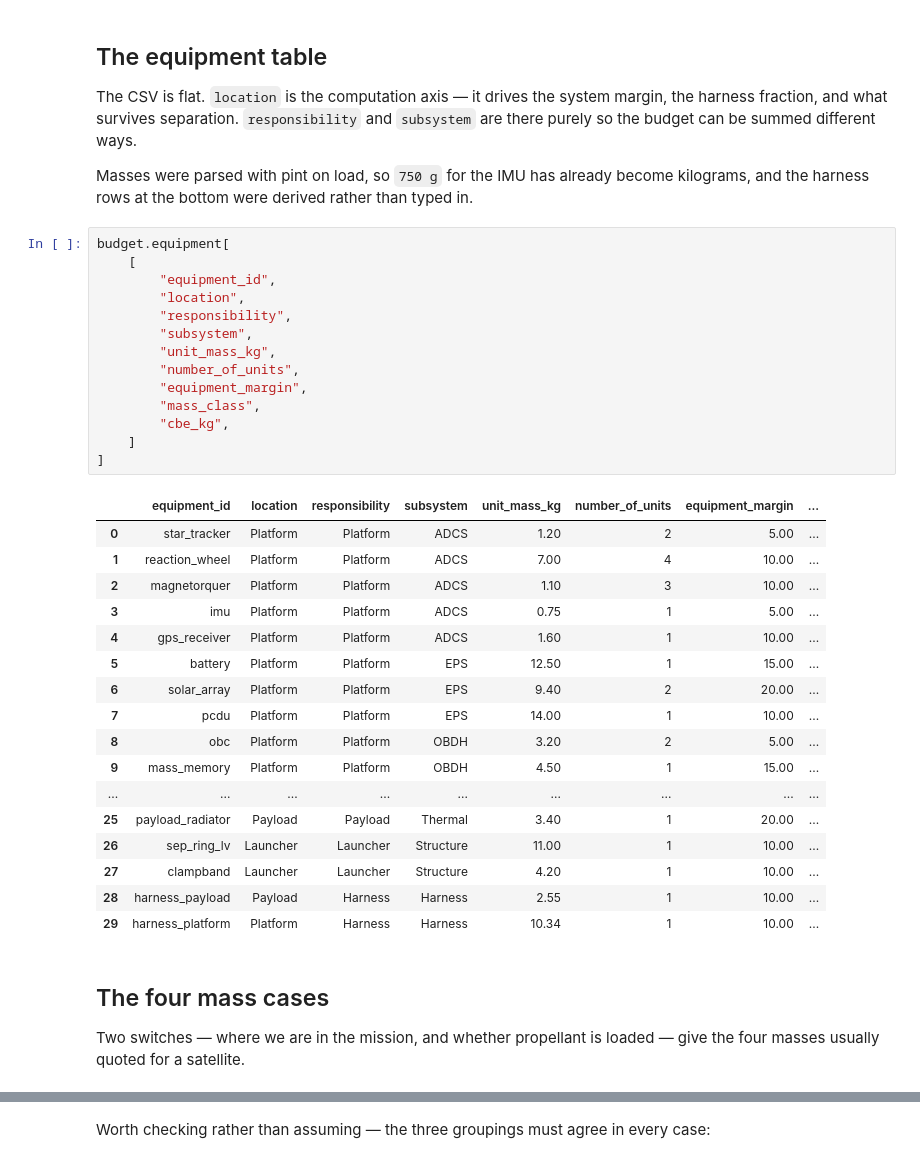
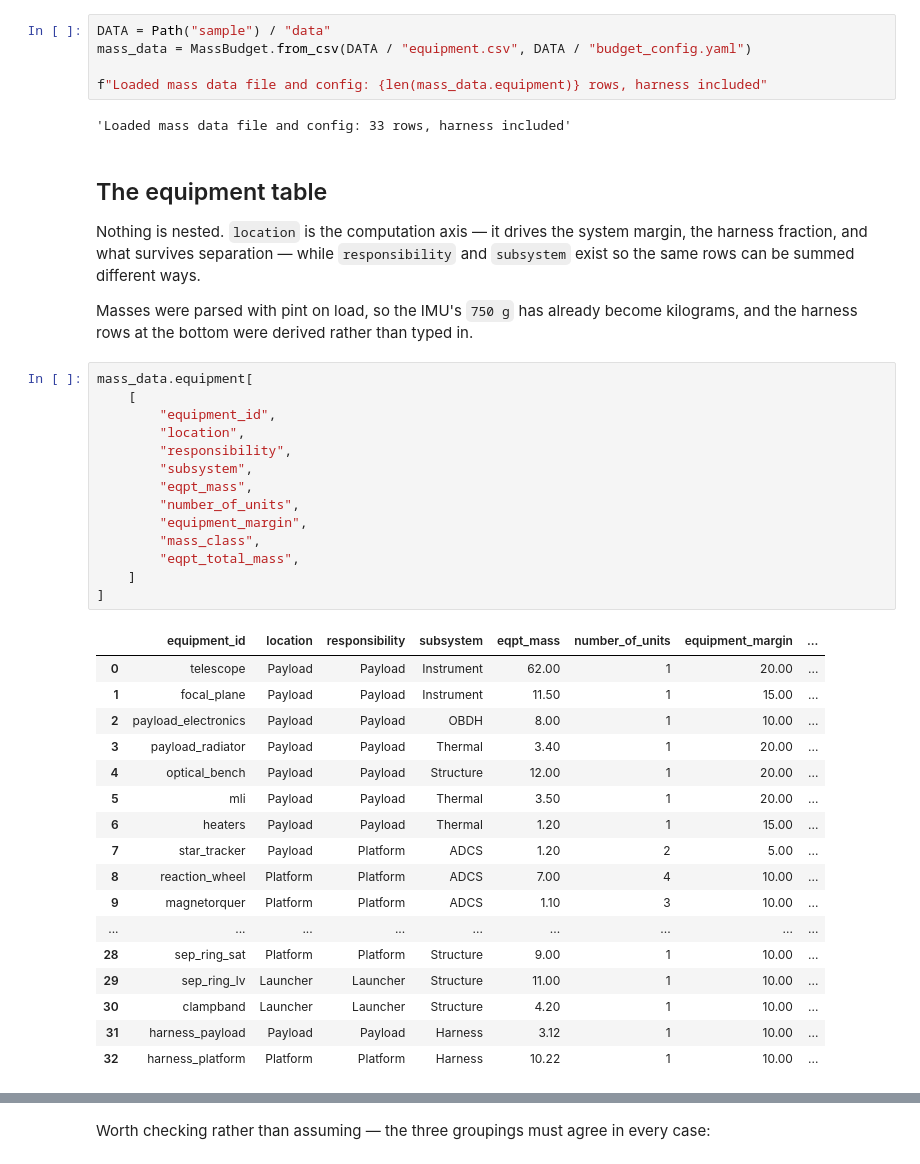
Before and after one commit to egemenimre/quicksat, a Jupyter notebook: sample/mass_budget.ipynb, the cells around one changed output, grey strips where cells are left out. Saved outputs shown, nothing was run; the diff lists cells and outputs as text.

```diff
--- a/sample/mass_budget.ipynb
+++ b/sample/mass_budget.ipynb
@@ -25,46 +31,45 @@ f"{len(budget.equipment)} rows, harness included"
+# %%
+DATA = Path("sample") / "data"
+mass_data = MassBudget.from_csv(DATA / "equipment.csv", DATA / "budget_config.yaml")
+
+f"Loaded mass data file and config: {len(mass_data.equipment)} rows, harness included"
+# %% [output]
+'Loaded mass data file and config: 33 rows, harness included'
 # %% [markdown]
 ## The equipment table
 
-The CSV is flat. `location` is the computation axis — it drives the system margin, the
-harness fraction, and what survives separation. `responsibility` and `subsystem` are
-there purely so the budget can be summed different ways.
+Nothing is nested. `location` is the computation axis — it drives the system margin, the harness fraction, and what survives separation — while `responsibility` and `subsystem` exist so the same rows can be summed different ways.
 
-Masses were parsed with pint on load, so `750 g` for the IMU has already become
-kilograms, and the harness rows at the bottom were derived rather than typed in.
+Masses were parsed with pint on load, so the IMU's `750 g` has already become kilograms, and the harness rows at the bottom were derived rather than typed in.
 # %%
-budget.equipment[
+mass_data.equipment[
     [
         "equipment_id",
         "location",
         "responsibility",
         "subsystem",
-        "unit_mass_kg",
+        "eqpt_mass",
         "number_of_units",
         "equipment_margin",
         "mass_class",
-        "cbe_kg",
+        "eqpt_total_mass",
     ]
 ]
 # %% [output]
-|  | equipment_id | location | responsibility | subsystem | unit_mass_kg | number_of_units | equipment_margin | ... |
-| 0 | star_tracker | Platform | Platform | ADCS | 1.20 | 2 | 5.00 | ... |
-| 1 | reaction_wheel | Platform | Platform | ADCS | 7.00 | 4 | 10.00 | ... |
-| 2 | magnetorquer | Platform | Platform | ADCS | 1.10 | 3 | 10.00 | ... |
-| 3 | imu | Platform | Platform | ADCS | 0.75 | 1 | 5.00 | ... |
-| 4 | gps_receiver | Platform | Platform | ADCS | 1.60 | 1 | 10.00 | ... |
-| 5 | battery | Platform | Platform | EPS | 12.50 | 1 | 15.00 | ... |
-| 6 | solar_array | Platform | Platform | EPS | 9.40 | 2 | 20.00 | ... |
-| 7 | pcdu | Platform | Platform | EPS | 14.00 | 1 | 10.00 | ... |
-| 8 | obc | Platform | Platform | OBDH | 3.20 | 2 | 5.00 | ... |
-| 9 | mass_memory | Platform | Platform | OBDH | 4.50 | 1 | 15.00 | ... |
+|  | equipment_id | location | responsibility | subsystem | eqpt_mass | number_of_units | equipment_margin | ... |
+| 0 | telescope | Payload | Payload | Instrument | 62.00 | 1 | 20.00 | ... |
+| 1 | focal_plane | Payload | Payload | Instrument | 11.50 | 1 | 15.00 | ... |
+| 2 | payload_electronics | Payload | Payload | OBDH | 8.00 | 1 | 10.00 | ... |
+| 3 | payload_radiator | Payload | Payload | Thermal | 3.40 | 1 | 20.00 | ... |
+| 4 | optical_bench | Payload | Payload | Structure | 12.00 | 1 | 20.00 | ... |
+| 5 | mli | Payload | Payload | Thermal | 3.50 | 1 | 20.00 | ... |
+| 6 | heaters | Payload | Payload | Thermal | 1.20 | 1 | 15.00 | ... |
+| 7 | star_tracker | Payload | Platform | ADCS | 1.20 | 2 | 5.00 | ... |
+| 8 | reaction_wheel | Platform | Platform | ADCS | 7.00 | 4 | 10.00 | ... |
+| 9 | magnetorquer | Platform | Platform | ADCS | 1.10 | 3 | 10.00 | ... |
 | ... | ... | ... | ... | ... | ... | ... | ... | ... |
-| 25 | payload_radiator | Payload | Payload | Thermal | 3.40 | 1 | 20.00 | ... |
-| 26 | sep_ring_lv | Launcher | Launcher | Structure | 11.00 | 1 | 10.00 | ... |
-| 27 | clampband | Launcher | Launcher | Structure | 4.20 | 1 | 10.00 | ... |
-| 28 | harness_payload | Payload | Harness | Harness | 2.55 | 1 | 10.00 | ... |
-| 29 | harness_platform | Platform | Harness | Harness | 10.34 | 1 | 10.00 | ... |
+| 28 | sep_ring_sat | Platform | Platform | Structure | 9.00 | 1 | 10.00 | ... |
+| 29 | sep_ring_lv | Launcher | Launcher | Structure | 11.00 | 1 | 10.00 | ... |
+| 30 | clampband | Launcher | Launcher | Structure | 4.20 | 1 | 10.00 | ... |
+| 31 | harness_payload | Payload | Payload | Harness | 3.12 | 1 | 10.00 | ... |
+| 32 | harness_platform | Platform | Platform | Harness | 10.22 | 1 | 10.00 | ... |
-# %% [markdown]
-## The four mass cases
-
-Two switches — where we are in the mission, and whether propellant is loaded — give
-the four masses usually quoted for a satellite.
```
Also changed, not shown: parts of 28 cells of this notebook, 7 other files.
